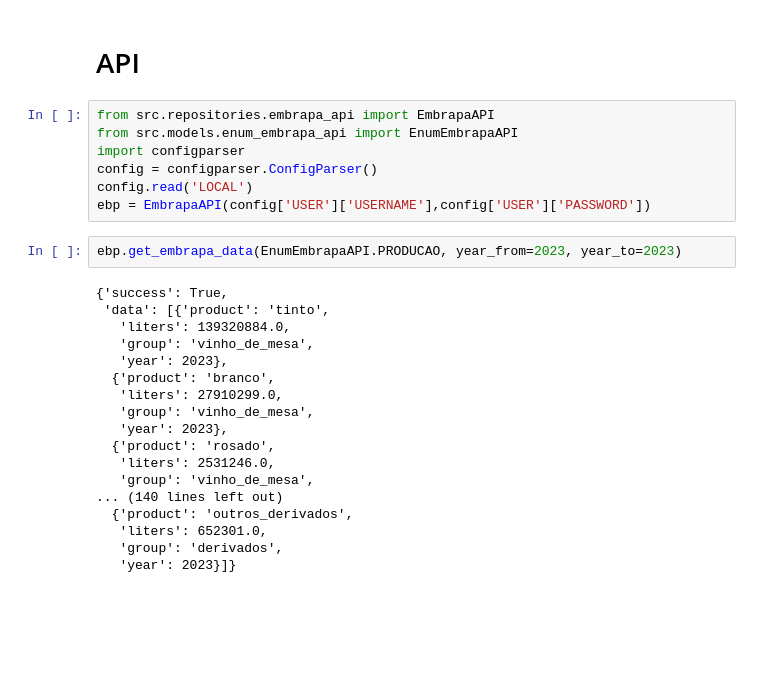
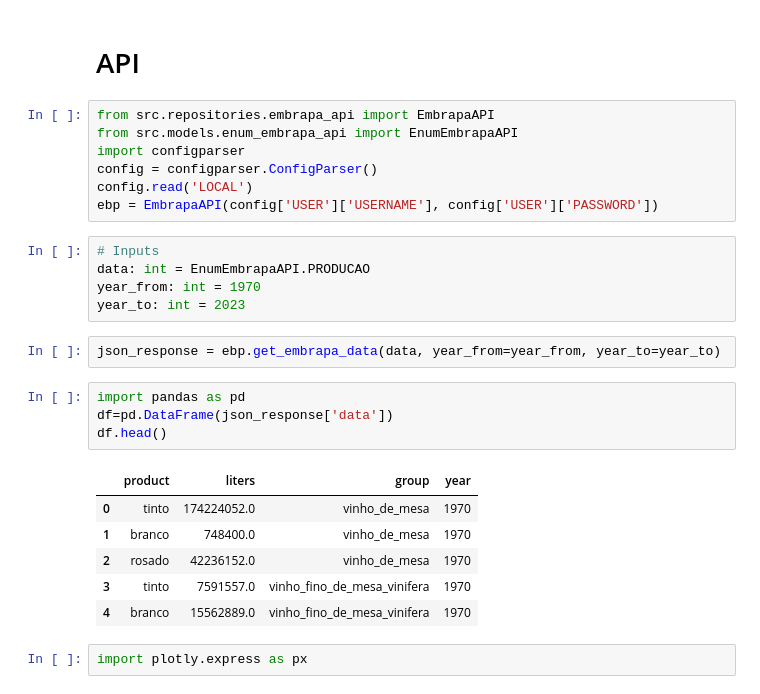
Before and after one commit to angelohomen/fiap-activities, a Jupyter notebook: TC1/Code/frontend/tests.ipynb, the cells around one changed output. Drawn from its saved outputs; the diff is of its cells as text; blank space fills up the shorter version.

```diff
--- a/TC1/Code/frontend/tests.ipynb
+++ b/TC1/Code/frontend/tests.ipynb
@@ -6,24 +6,24 @@ from src.models.enum_embrapa_api import EnumEmbrapaAPI
 import configparser
 config = configparser.ConfigParser()
 config.read('LOCAL')
-ebp = EmbrapaAPI(config['USER']['USERNAME'],config['USER']['PASSWORD'])
+ebp = EmbrapaAPI(config['USER']['USERNAME'], config['USER']['PASSWORD'])
-# %%
-ebp.get_embrapa_data(EnumEmbrapaAPI.PRODUCAO, year_from=2023, year_to=2023)
-# %% [output]
-{'success': True,
- 'data': [{'product': 'tinto',
-   'liters': 139320884.0,
-   'group': 'vinho_de_mesa',
-   'year': 2023},
-  {'product': 'branco',
-   'liters': 27910299.0,
-   'group': 'vinho_de_mesa',
-   'year': 2023},
-  {'product': 'rosado',
-   'liters': 2531246.0,
-   'group': 'vinho_de_mesa',
-... (140 lines left out)
-  {'product': 'outros_derivados',
-   'liters': 652301.0,
-   'group': 'derivados',
-   'year': 2023}]}
+# %%
+# Inputs
+data: int = EnumEmbrapaAPI.PRODUCAO
+year_from: int = 1970
+year_to: int = 2023
+# %%
+json_response = ebp.get_embrapa_data(data, year_from=year_from, year_to=year_to)
+# %%
+import pandas as pd
+df=pd.DataFrame(json_response['data'])
+df.head()
+# %% [output]
+|  | product | liters | group | year |
+| 0 | tinto | 174224052.0 | vinho_de_mesa | 1970 |
+| 1 | branco | 748400.0 | vinho_de_mesa | 1970 |
+| 2 | rosado | 42236152.0 | vinho_de_mesa | 1970 |
+| 3 | tinto | 7591557.0 | vinho_fino_de_mesa_vinifera | 1970 |
+| 4 | branco | 15562889.0 | vinho_fino_de_mesa_vinifera | 1970 |
+# %%
+import plotly.express as px
```
Also changed, not shown: parts of 1 cell of this notebook, 2 other files.
